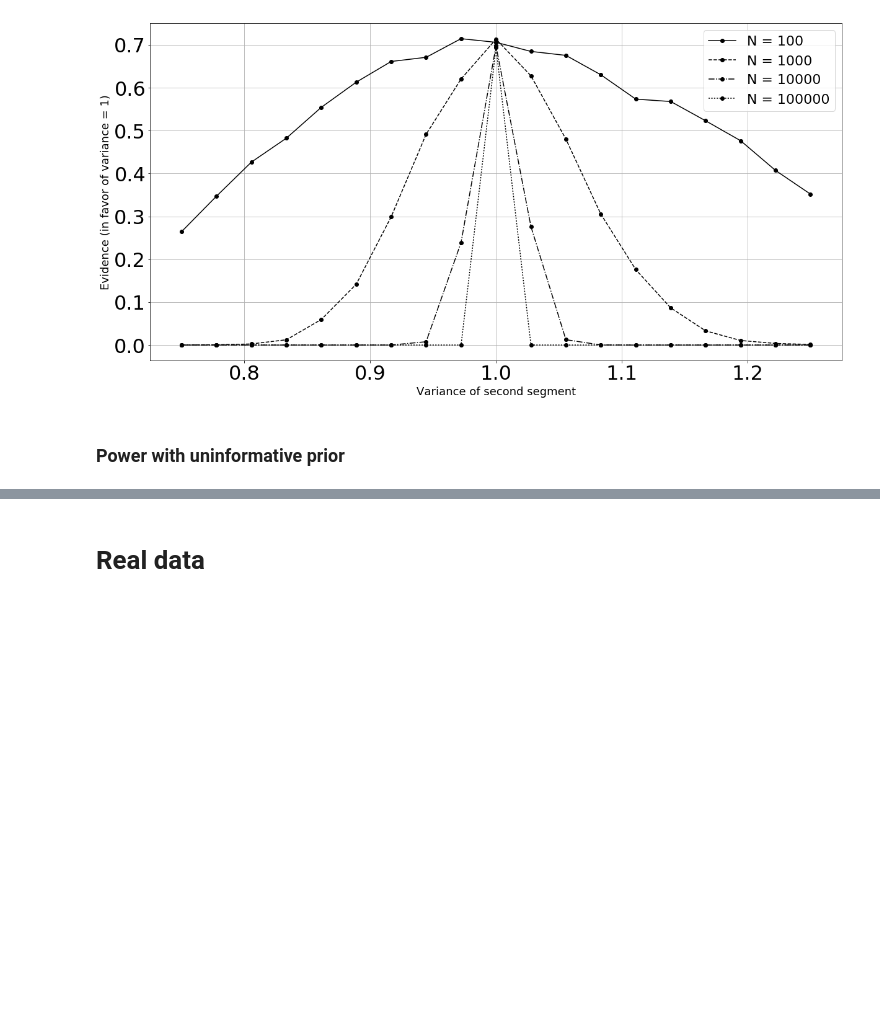
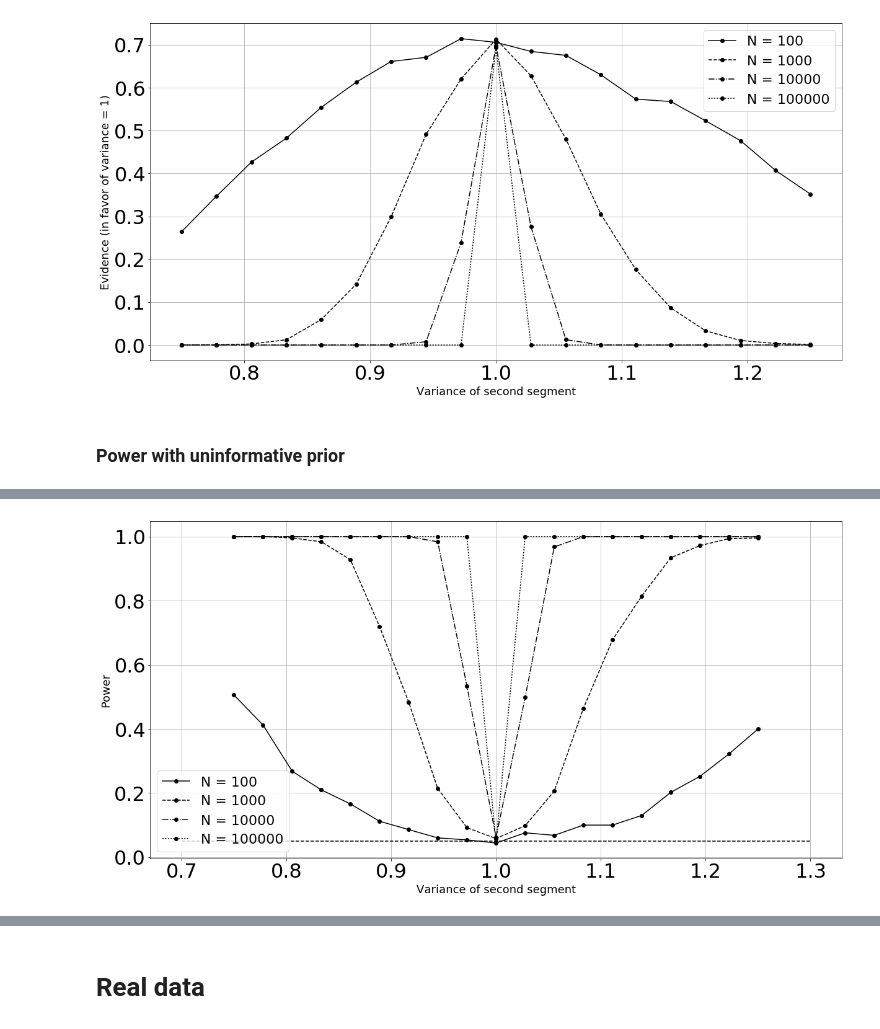
Before and after one commit to paulohubert/bayeseg, a Jupyter notebook: notebooks/evalue.ipynb, the cells around one changed output, grey strips where cells are left out. Drawn from its saved outputs; the diff is of its cells as text; code cells hidden in the pictures; blank space fills up the shorter version.

```diff
--- a/notebooks/evalue.ipynb
+++ b/notebooks/evalue.ipynb
@@ -212,20 +212,22 @@ dftest = pd.DataFrame.from_records(res, columns = ['N' , 's2', 'ev', 'power'])
 # %%
 fig = plt.figure(figsize = (20, 10))
 from itertools import cycle
 lines = ["-","--","-.",":"]
 linecycler = cycle(lines)
 plt.rcParams['font.size'] = 32
 for N in dftest.N.unique():
     dftmp = dftest[dftest.N == N]
     plt.plot(dftmp.s2, dftmp.power, 'k-o', label = "N = {}".format(N), linestyle = next(linecycler))
-plt.hline(y = 0.05, xmin = 0.7, xmax = 1.3, linestyles = 'dashed')
+plt.hlines(y = 0.05, xmin = 0.7, xmax = 1.3, linestyles = 'dashed')
 
 plt.legend(fontsize = 22, loc = 'best')
 plt.grid(True)
 plt.xlabel('Variance of second segment', fontsize = 18)
 plt.ylabel('Power', fontsize = 18)
 plt.savefig('/home/paulo/Documents/Papers/Changepoint/figuras/evpower_jeff.pdf', dpi = 1600, bbox_inches = 'tight')
 plt.show()
+# %% [output]
+[figure, added]
 # %%
 dftest.to_csv('/home/paulo/Documents/Papers/Changepoint/Data/evpower_jeff.csv')
 # %%
```
Also changed, not shown: parts of 3 cells of this notebook.
